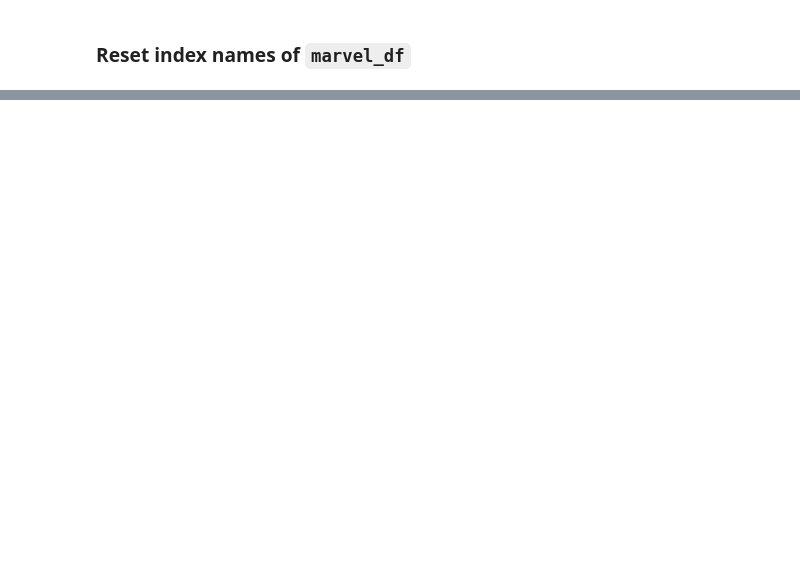
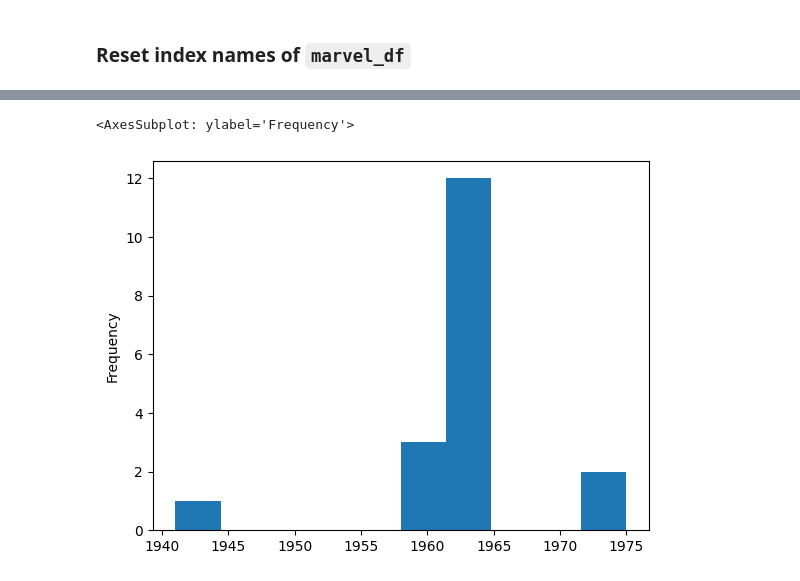
Before and after one commit to TshepoKubeka/freecodecamp-intro-to-pandas, a Jupyter notebook: 4 - Pandas DataFrames exercises.ipynb, the cells around one changed output, grey strips where cells are left out. Cells and saved outputs as stored; diff of their text form; code cells hidden in the pictures; blank space fills up the shorter version.

```diff
--- a/4 - Pandas DataFrames exercises.ipynb
+++ b/4 - Pandas DataFrames exercises.ipynb
@@ -764,3 +804,8 @@ marvel_df.first_appearance.plot()
+# %%
+marvel_df['first_appearance'].plot(kind='hist')
+# %% [output]
+<AxesSubplot: ylabel='Frequency'>
+[figure, added]
 # %%
 
 plt.hist(marvel_df.first_appearance)
```
Also changed, not shown: parts of 9 cells of this notebook.
